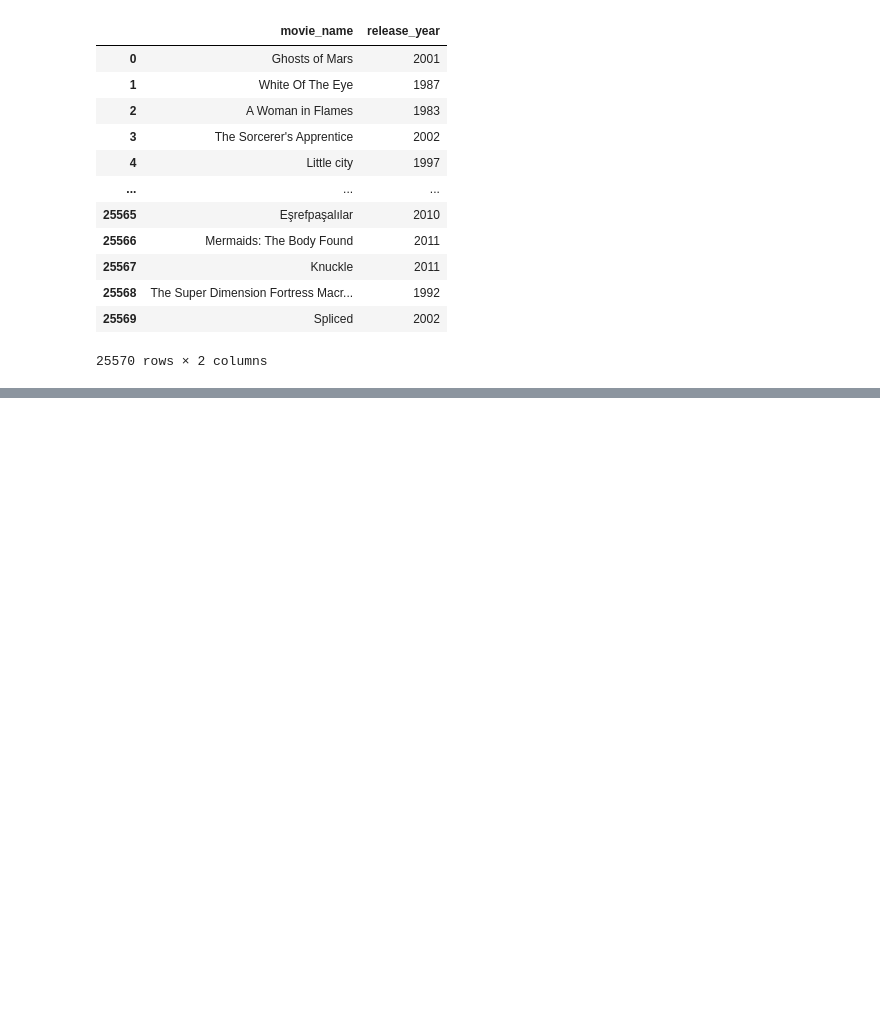
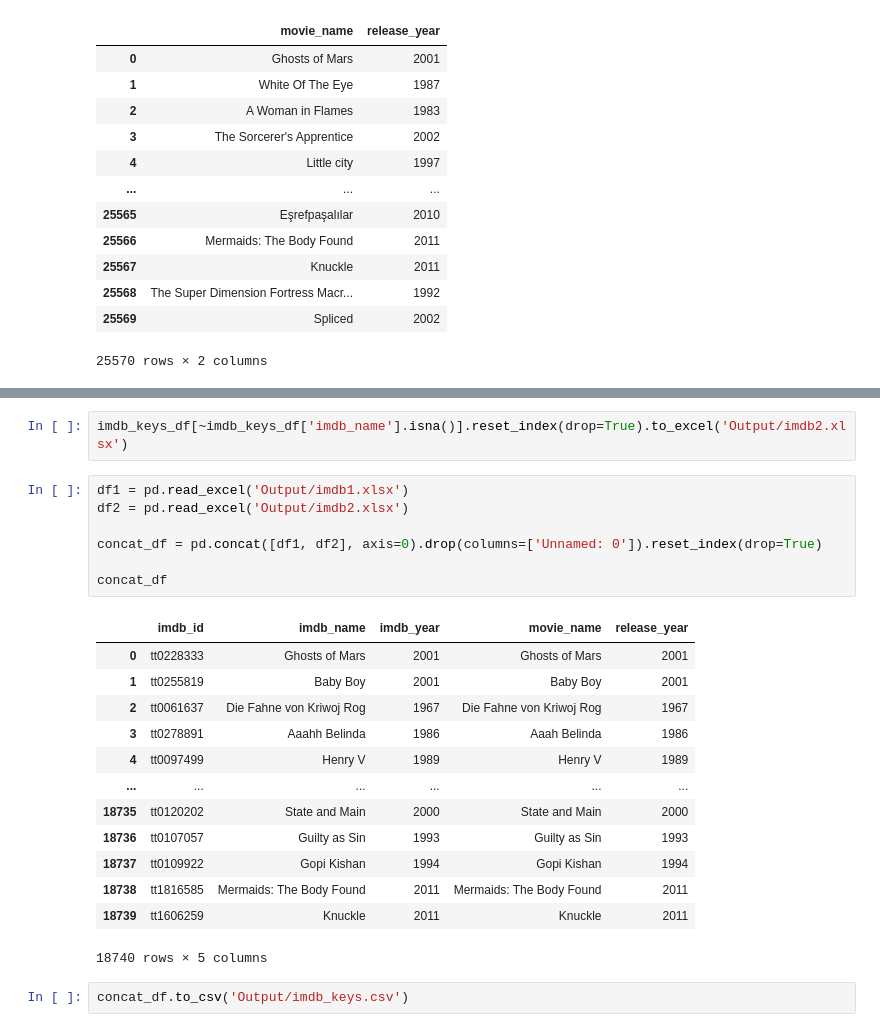
Before and after one commit to epfl-ada/ada-2023-project-biasbusters, a Jupyter notebook: imdb_keys.ipynb, the cells around one changed output, grey strips where cells are left out. Cells and saved outputs as stored; diff of their text form; blank space fills up the shorter version.

```diff
--- a/imdb_keys.ipynb
+++ b/imdb_keys.ipynb
@@ -73,0 +76,25 @@ json.dumps({'page': 1, 'results': [{'adult': False, 'backdrop_path': '/5Aax2LgnQ
+# %%
+imdb_keys_df[~imdb_keys_df['imdb_name'].isna()].reset_index(drop=True).to_excel('Output/imdb2.xlsx')
+# %%
+df1 = pd.read_excel('Output/imdb1.xlsx')
+df2 = pd.read_excel('Output/imdb2.xlsx')
+
+concat_df = pd.concat([df1, df2], axis=0).drop(columns=['Unnamed: 0']).reset_index(drop=True)
+
+concat_df
+# %% [output]
+|  | imdb_id | imdb_name | imdb_year | movie_name | release_year |
+| 0 | tt0228333 | Ghosts of Mars | 2001 | Ghosts of Mars | 2001 |
+| 1 | tt0255819 | Baby Boy | 2001 | Baby Boy | 2001 |
+| 2 | tt0061637 | Die Fahne von Kriwoj Rog | 1967 | Die Fahne von Kriwoj Rog | 1967 |
+| 3 | tt0278891 | Aaahh Belinda | 1986 | Aaah Belinda | 1986 |
+| 4 | tt0097499 | Henry V | 1989 | Henry V | 1989 |
+| ... | ... | ... | ... | ... | ... |
+| 18735 | tt0120202 | State and Main | 2000 | State and Main | 2000 |
+| 18736 | tt0107057 | Guilty as Sin | 1993 | Guilty as Sin | 1993 |
+| 18737 | tt0109922 | Gopi Kishan | 1994 | Gopi Kishan | 1994 |
+| 18738 | tt1816585 | Mermaids: The Body Found | 2011 | Mermaids: The Body Found | 2011 |
+| 18739 | tt1606259 | Knuckle | 2011 | Knuckle | 2011 |
+18740 rows × 5 columns
+# %%
+concat_df.to_csv('Output/imdb_keys.csv')
```
Also changed, not shown: parts of 4 cells of this notebook, 17 other files.
